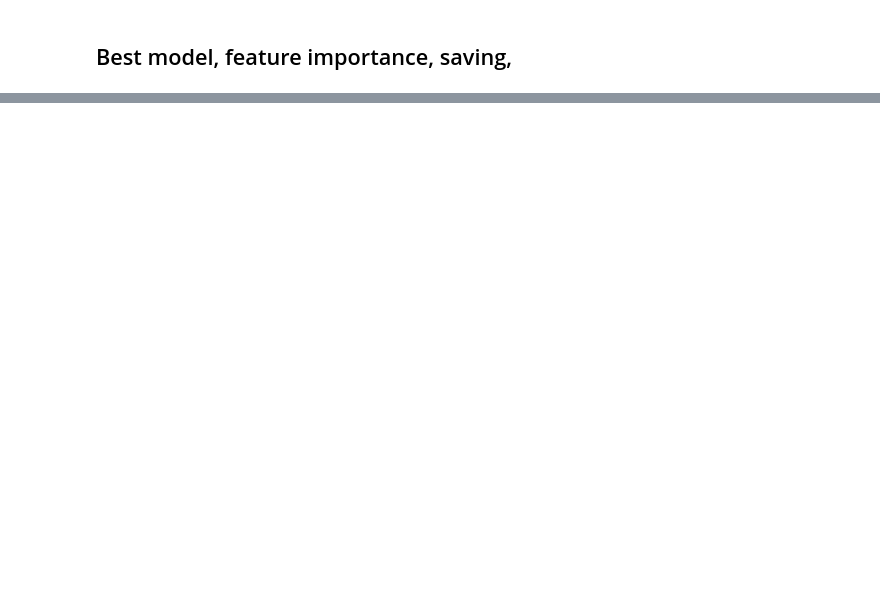
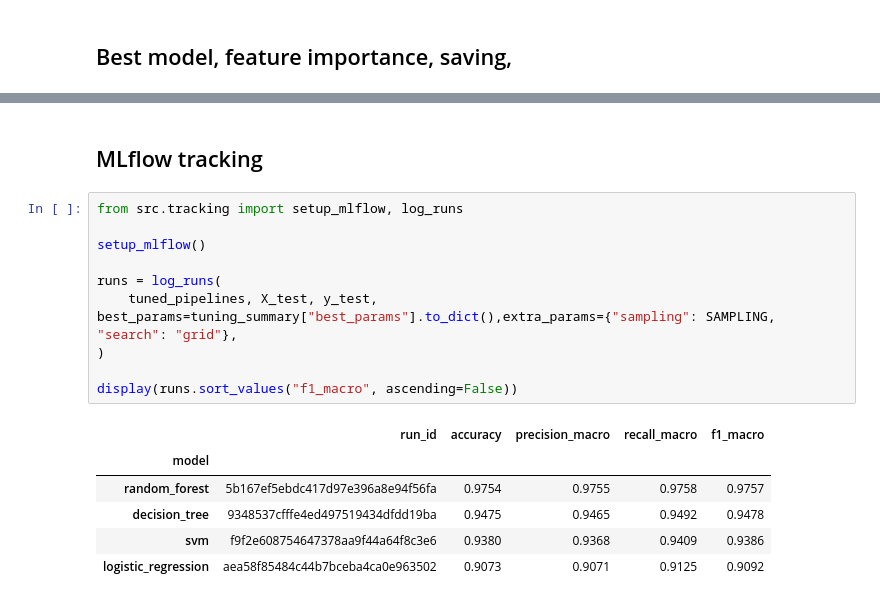
Before and after one commit to oelaimar/CardProfiler, a Jupyter notebook: notebooks/04_classification.ipynb, the cells around one changed output, grey strips where cells are left out. Saved outputs shown, nothing was run; the diff lists cells and outputs as text; blank space fills up the shorter version.

Commit message:
feat: add MLflow experiment tracking for classification runs

```diff
--- a/notebooks/04_classification.ipynb
+++ b/notebooks/04_classification.ipynb
@@ -203 +202,20 @@ Pipeline(steps=[('scaler', StandardScaler()),
 Saved to: /home/ouelaimar/Desktop/CardProfiler/models/best_pipeline.joblib
+# %% [markdown]
+## MLflow tracking
+# %%
+from src.tracking import setup_mlflow, log_runs
+
+setup_mlflow()
+
+runs = log_runs(
+    tuned_pipelines, X_test, y_test, best_params=tuning_summary["best_params"].to_dict(),extra_params={"sampling": SAMPLING, "search": "grid"},
+)
+
+display(runs.sort_values("f1_macro", ascending=False))
+# %% [output]
+|  | run_id | accuracy | precision_macro | recall_macro | f1_macro |
+| model |  |  |  |  |  |
+| random_forest | 5b167ef5ebdc417d97e396a8e94f56fa | 0.9754 | 0.9755 | 0.9758 | 0.9757 |
+| decision_tree | 9348537cfffe4ed497519434dfdd19ba | 0.9475 | 0.9465 | 0.9492 | 0.9478 |
+| svm | f9f2e608754647378aa9f44a64f8c3e6 | 0.9380 | 0.9368 | 0.9409 | 0.9386 |
+| logistic_regression | aea58f85484c44b7bceba4ca0e963502 | 0.9073 | 0.9071 | 0.9125 | 0.9092 |
```
Also changed, not shown: parts of 7 cells of this notebook, 3 other files.
